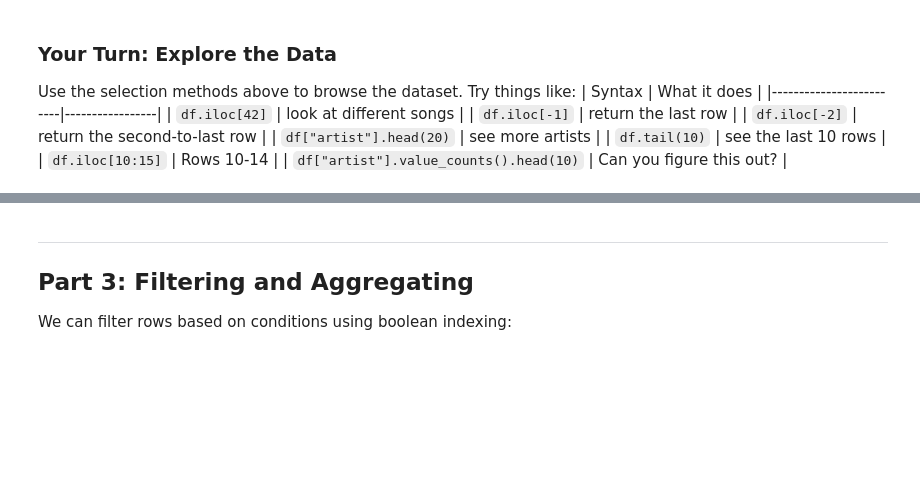
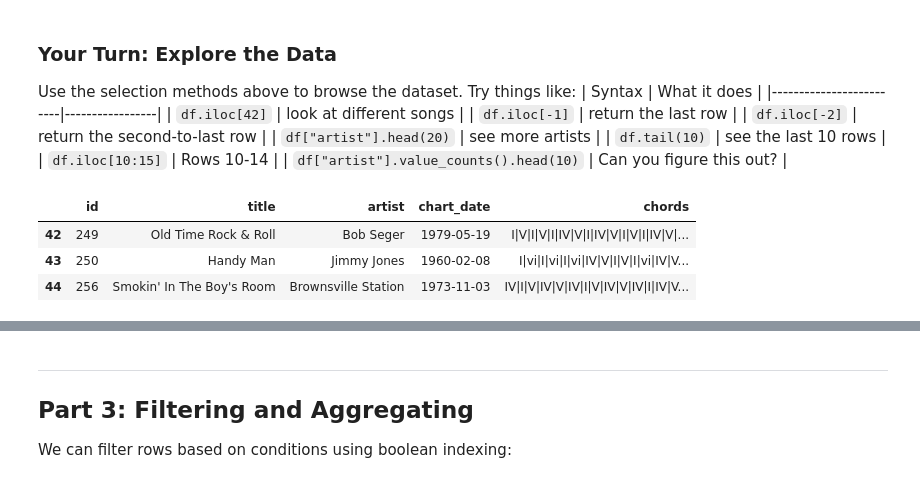
Before and after one commit to berklee-epd/mtec345-homework, a Jupyter notebook: shao-hi/lab-3/lab_3.ipynb, the cells around one changed output, grey strips where cells are left out. Drawn from its saved outputs; the diff is of its cells as text; code cells hidden in the pictures; blank space fills up the shorter version.

```diff
--- a/shao-hi/lab-3/lab_3.ipynb
+++ b/shao-hi/lab-3/lab_3.ipynb
@@ -109,6 +161,13 @@ Use the selection methods above to browse the dataset. Try things like:
 | `df.tail(10)`           | see the last 10 rows |
 | `df.iloc[10:15]`        |  Rows 10-14 |
 | `df["artist"].value_counts().head(10)`        |  Can you figure this out? |
+# %%
+df.iloc[42:45]
+# %% [output]
+|  | id | title | artist | chart_date | chords |
+| 42 | 249 | Old Time Rock & Roll | Bob Seger | 1979-05-19 | I|V|I|V|I|IV|V|I|IV|V|I|V|I|IV|V|... |
+| 43 | 250 | Handy Man | Jimmy Jones | 1960-02-08 | I|vi|I|vi|I|vi|IV|V|I|V|I|vi|IV|V... |
+| 44 | 256 | Smokin' In The Boy's Room | Brownsville Station | 1973-11-03 | IV|I|V|IV|V|IV|I|V|IV|V|IV|I|IV|V... |
 # %%
 # Try different selections to get a feel for the data:
 df.iloc[42]
```
Also changed, not shown: parts of 36 cells of this notebook.
